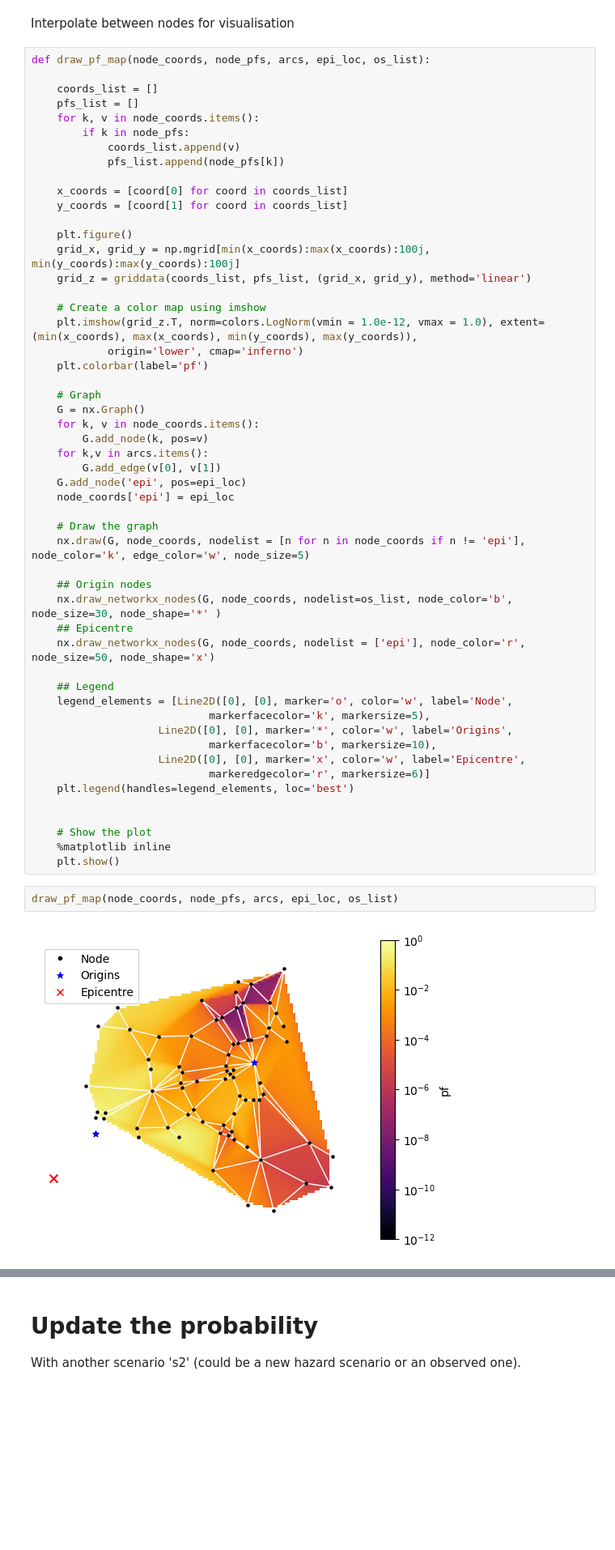
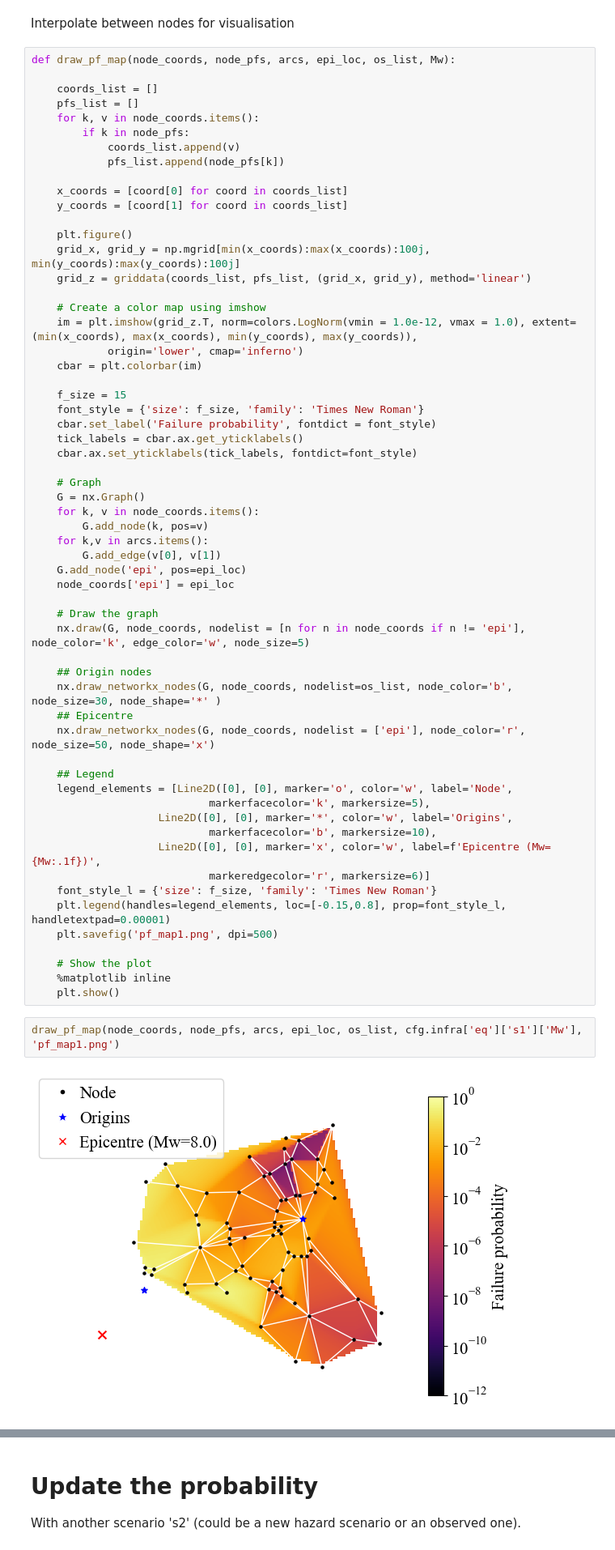
Before and after one commit to jieunbyun/BNS-JT, a Jupyter notebook: BNS_JT/demos/pf_map/post.ipynb, the cells around one changed output, grey strips where cells are left out. Shown at 81% size. Cells and saved outputs as stored; diff of their text form; blank space fills up the shorter version.

Commit message:
improved pf map visualisation

```diff
--- a/BNS_JT/demos/pf_map/post.ipynb
+++ b/BNS_JT/demos/pf_map/post.ipynb
@@ -43,7 +43,7 @@ print(node_pfs)
 # %% [markdown]
 Interpolate between nodes for visualisation
 # %%
-def draw_pf_map(node_coords, node_pfs, arcs, epi_loc, os_list):
+def draw_pf_map(node_coords, node_pfs, arcs, epi_loc, os_list, Mw):
 
     coords_list = []
     pfs_list = []
@@ -60,9 +60,15 @@ def draw_pf_map(node_coords, node_pfs, arcs, epi_loc, os_list):
     grid_z = griddata(coords_list, pfs_list, (grid_x, grid_y), method='linear')
 
     # Create a color map using imshow
-    plt.imshow(grid_z.T, norm=colors.LogNorm(vmin = 1.0e-12, vmax = 1.0), extent=(min(x_coords), max(x_coords), min(y_coords), max(y_coords)),
+    im = plt.imshow(grid_z.T, norm=colors.LogNorm(vmin = 1.0e-12, vmax = 1.0), extent=(min(x_coords), max(x_coords), min(y_coords), max(y_coords)),
             origin='lower', cmap='inferno')
-    plt.colorbar(label='pf')
+    cbar = plt.colorbar(im)
+
+    f_size = 15
+    font_style = {'size': f_size, 'family': 'Times New Roman'}
+    cbar.set_label('Failure probability', fontdict = font_style)
+    tick_labels = cbar.ax.get_yticklabels()
+    cbar.ax.set_yticklabels(tick_labels, fontdict=font_style)
 
     # Graph
     G = nx.Graph()
@@ -86,15 +92,16 @@ def draw_pf_map(node_coords, node_pfs, arcs, epi_loc, os_list):
                             markerfacecolor='k', markersize=5),
                     Line2D([0], [0], marker='*', color='w', label='Origins',
                             markerfacecolor='b', markersize=10),
-                    Line2D([0], [0], marker='x', color='w', label='Epicentre',
+                    Line2D([0], [0], marker='x', color='w', label=f'Epicentre (Mw={Mw:.1f})',
                             markeredgecolor='r', markersize=6)]
-    plt.legend(handles=legend_elements, loc='best')
-
+    font_style_l = {'size': f_size, 'family': 'Times New Roman'}
+    plt.legend(handles=legend_elements, loc=[-0.15,0.8], prop=font_style_l, handletextpad=0.00001)
+    plt.savefig('pf_map1.png', dpi=500)
 
     # Show the plot
     %matplotlib inline
     plt.show()
 # %%
-draw_pf_map(node_coords, node_pfs, arcs, epi_loc, os_list)
+draw_pf_map(node_coords, node_pfs, arcs, epi_loc, os_list, cfg.infra['eq']['s1']['Mw'], 'pf_map1.png')
 # %% [output]
-[figure, old version]
+[figure, new version]
```
Also changed, not shown: parts of 5 cells of this notebook.
